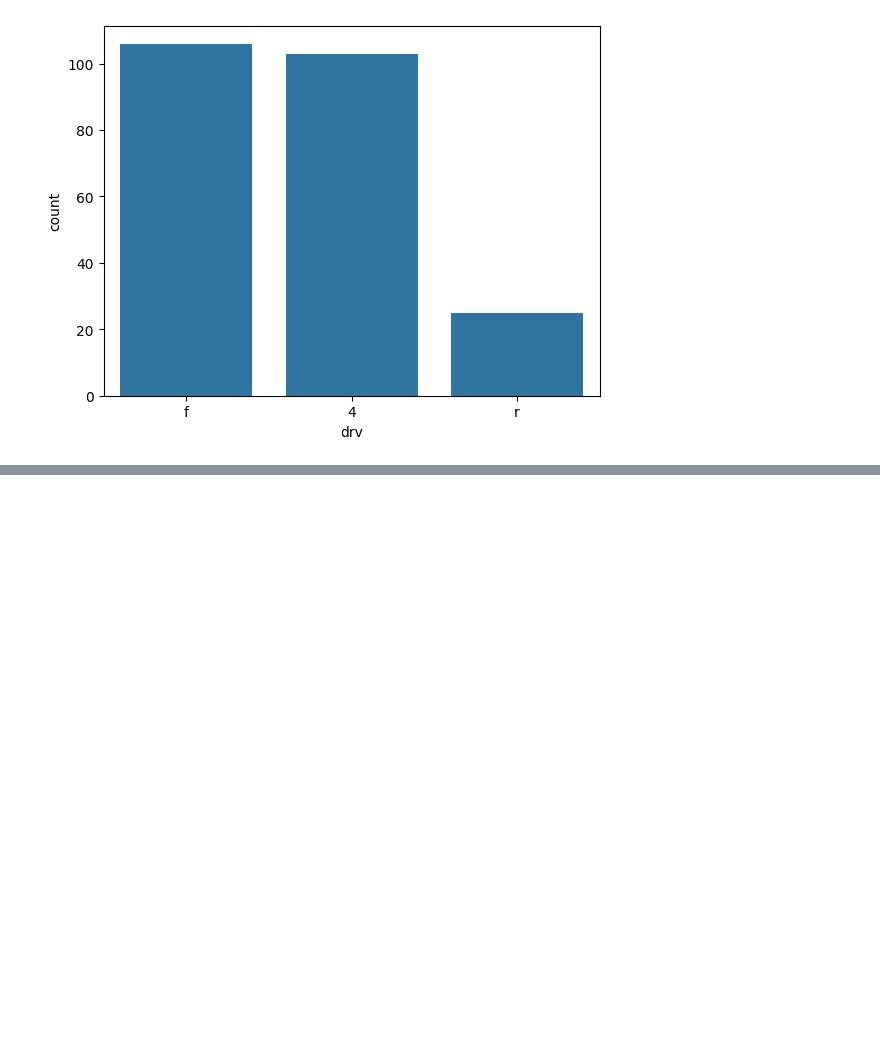
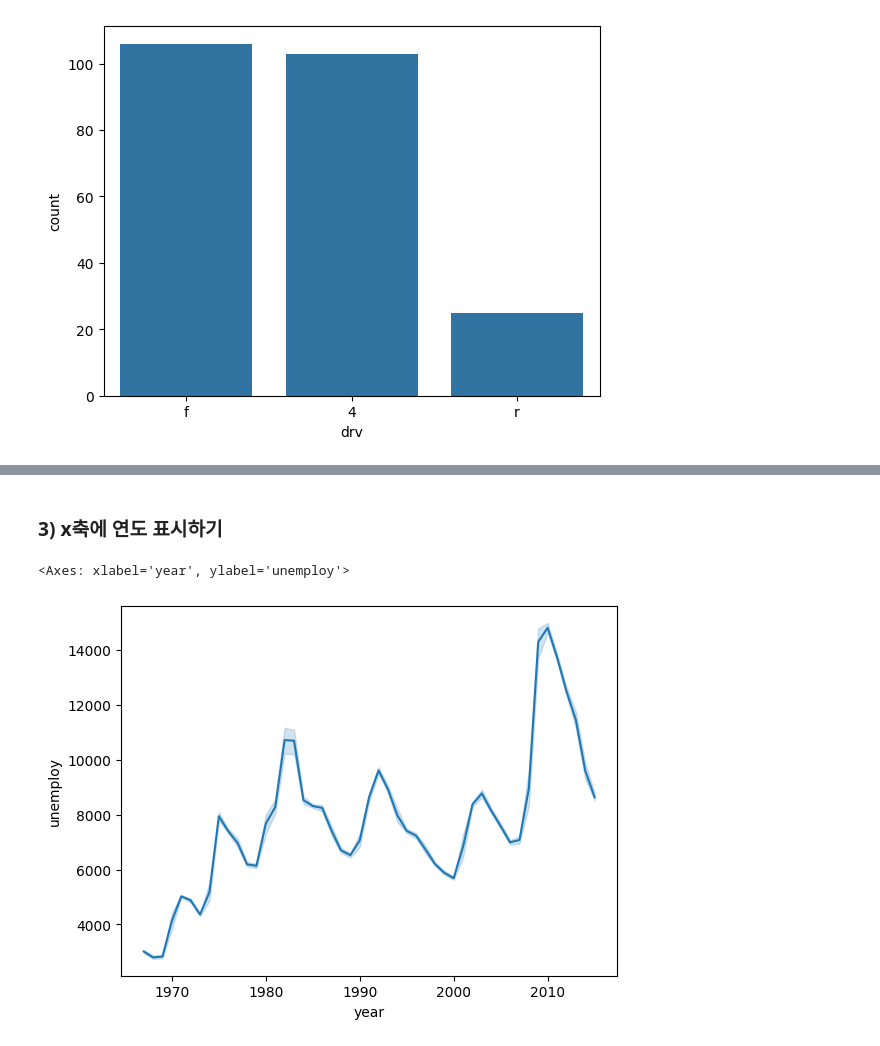
Before and after one commit to Likelion-at-SMWU-13th/HaJiMin, a Jupyter notebook: part2-1/graph1.ipynb, the cells around one changed output, grey strips where cells are left out. Cells and saved outputs as stored; diff of their text form; code cells hidden in the pictures; blank space fills up the shorter version.

```diff
--- a/part2-1/graph1.ipynb
+++ b/part2-1/graph1.ipynb
@@ -107,0 +122,6 @@ sns.countplot(data=mpg, x='drv',
+# %%
+# 날짜 시간 타입 변수 만들기
+economics['date2'] = pd.to_datetime(economics['date'])
+
+# 변수 타입 확인
+economics.info()
@@ -107,0 +145,4 @@ sns.countplot(data=mpg, x='drv',
+# %%
+# 연도 변수 추가
+economics['year'] = economics['date2'].dt.year
+economics.head()
@@ -107,0 +156,8 @@ sns.countplot(data=mpg, x='drv',
+# %% [markdown]
+### 3) x축에 연도 표시하기
+# %%
+# x축에 연도 표시
+sns.lineplot(data=economics, x='year', y='unemploy')
+# %% [output]
+<Axes: xlabel='year', ylabel='unemploy'>
+[figure, added]
```
Also changed, not shown: parts of 9 cells of this notebook, 1 other file.
